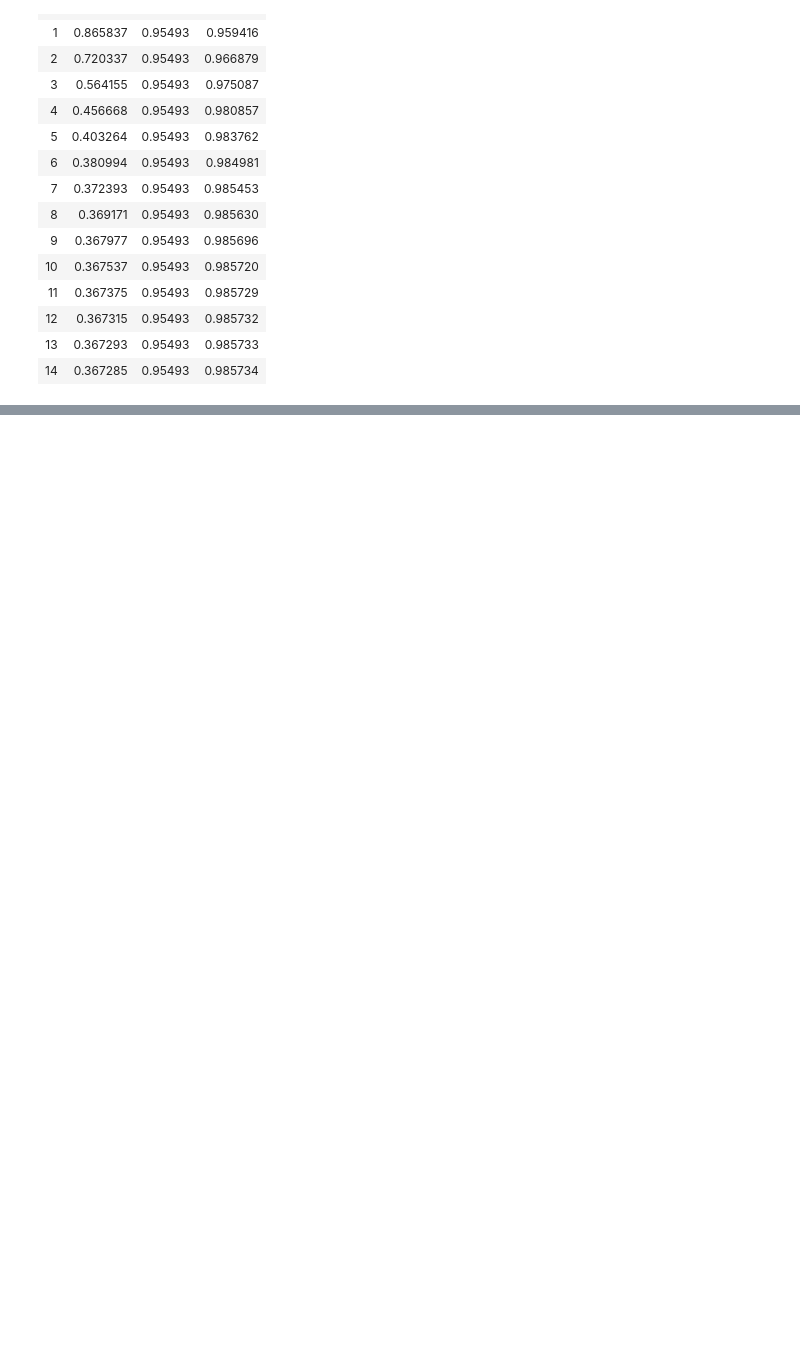
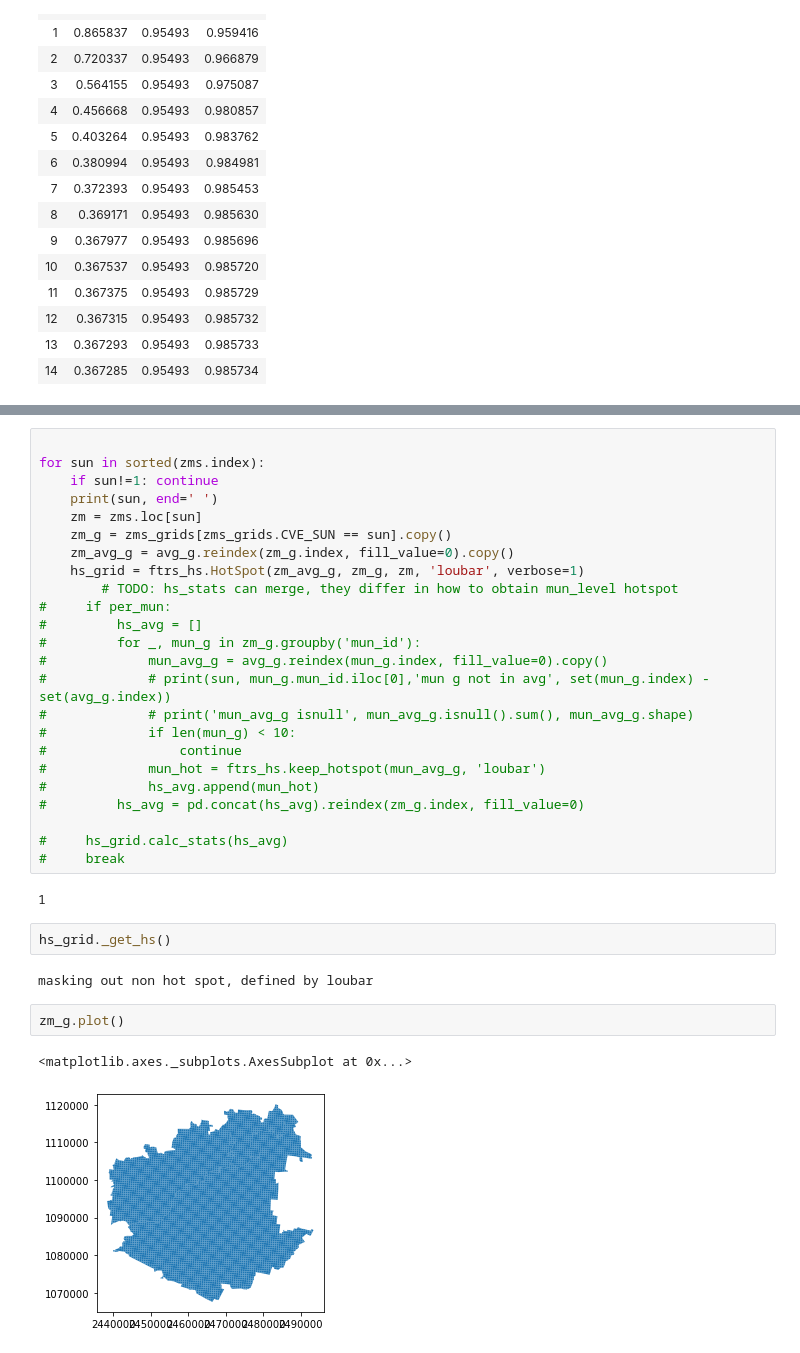
Before and after one commit to JHWu92/mob2crime, a Jupyter notebook: dev_nb/src.ftrs.ipynb, the cells around one changed output, grey strips where cells are left out. Drawn from its saved outputs; the diff is of its cells as text; blank space fills up the shorter version.

```diff
--- a/dev_nb/src.ftrs.ipynb
+++ b/dev_nb/src.ftrs.ipynb
@@ -503,0 +526,35 @@ pd.DataFrame(res)
+# %%
+
+for sun in sorted(zms.index):
+    if sun!=1: continue
+    print(sun, end=' ')
+    zm = zms.loc[sun]
+    zm_g = zms_grids[zms_grids.CVE_SUN == sun].copy()
+    zm_avg_g = avg_g.reindex(zm_g.index, fill_value=0).copy()
+    hs_grid = ftrs_hs.HotSpot(zm_avg_g, zm_g, zm, 'loubar', verbose=1)
+        # TODO: hs_stats can merge, they differ in how to obtain mun_level hotspot
+#     if per_mun:
+#         hs_avg = []
+#         for _, mun_g in zm_g.groupby('mun_id'):
+#             mun_avg_g = avg_g.reindex(mun_g.index, fill_value=0).copy()
+#             # print(sun, mun_g.mun_id.iloc[0],'mun g not in avg', set(mun_g.index) - set(avg_g.index))
+#             # print('mun_avg_g isnull', mun_avg_g.isnull().sum(), mun_avg_g.shape)
+#             if len(mun_g) < 10:
+#                 continue
+#             mun_hot = ftrs_hs.keep_hotspot(mun_avg_g, 'loubar')
+#             hs_avg.append(mun_hot)
+#         hs_avg = pd.concat(hs_avg).reindex(zm_g.index, fill_value=0)
+
+#     hs_grid.calc_stats(hs_avg)
+#     break
+# %% [output]
+1
+# %%
+hs_grid._get_hs()
+# %% [output]
+masking out non hot spot, defined by loubar
+# %%
+zm_g.plot()
+# %% [output]
+<matplotlib.axes._subplots.AxesSubplot at 0x...>
+[figure, added]
```
Also changed, not shown: parts of 74 cells of this notebook, 1 other file.
